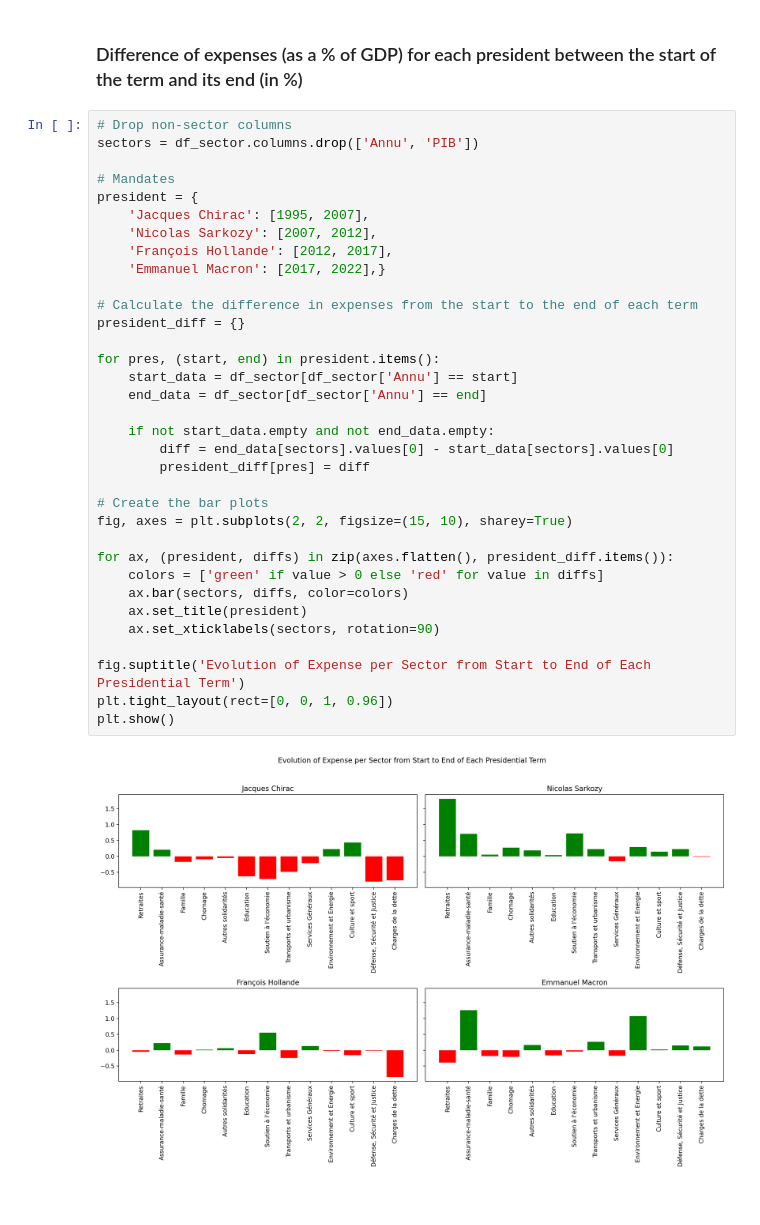
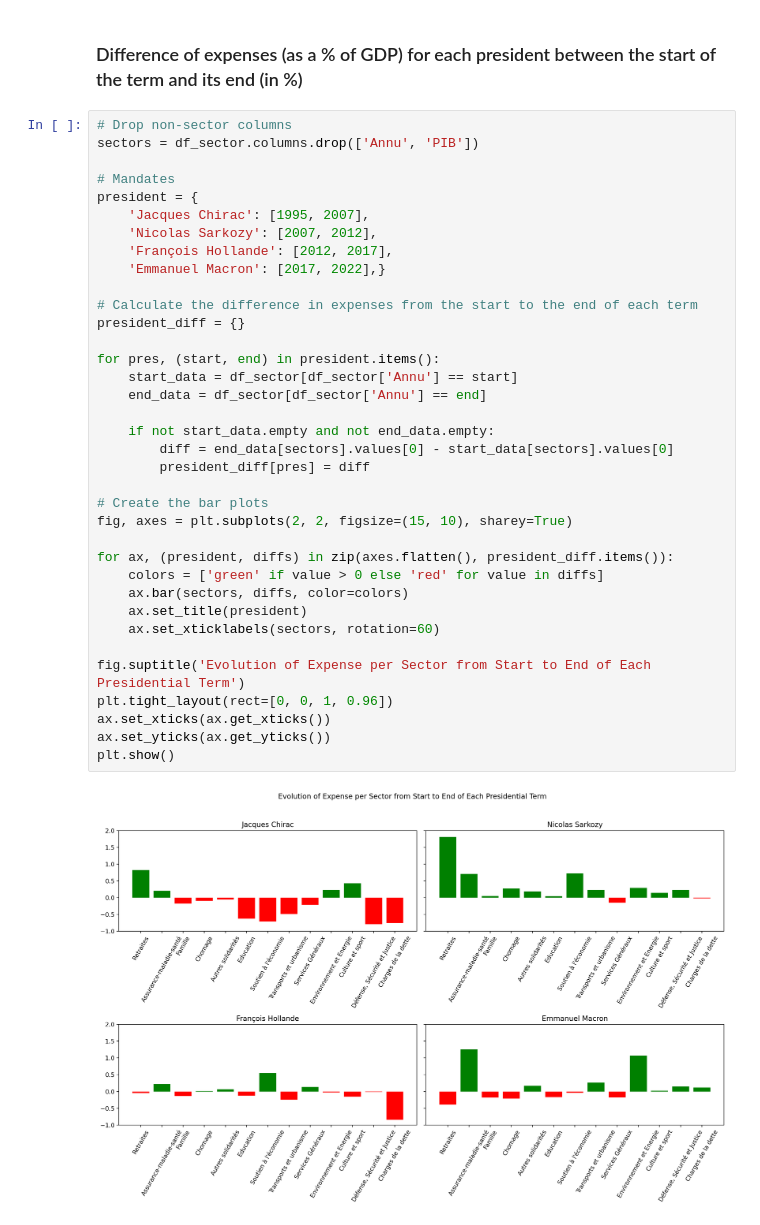
Before and after one commit to UgoLabbe/FR_Dashboard, a Jupyter notebook: France_expenses.ipynb, the cells around one changed output. Cells and saved outputs as stored; diff of their text form; blank space fills up the shorter version.

```diff
--- a/France_expenses.ipynb
+++ b/France_expenses.ipynb
@@ -116,32 +97,34 @@ sectors = df_sector.columns.drop(['Annu', 'PIB'])
 # Mandates
 president = {
     'Jacques Chirac': [1995, 2007],
     'Nicolas Sarkozy': [2007, 2012],
     'François Hollande': [2012, 2017],
     'Emmanuel Macron': [2017, 2022],}
 
 # Calculate the difference in expenses from the start to the end of each term
 president_diff = {}
 
 for pres, (start, end) in president.items():
     start_data = df_sector[df_sector['Annu'] == start]
     end_data = df_sector[df_sector['Annu'] == end]
 
     if not start_data.empty and not end_data.empty:
         diff = end_data[sectors].values[0] - start_data[sectors].values[0]
         president_diff[pres] = diff
 
 # Create the bar plots
 fig, axes = plt.subplots(2, 2, figsize=(15, 10), sharey=True)
 
 for ax, (president, diffs) in zip(axes.flatten(), president_diff.items()):
     colors = ['green' if value > 0 else 'red' for value in diffs]
     ax.bar(sectors, diffs, color=colors)
     ax.set_title(president)
-    ax.set_xticklabels(sectors, rotation=90)
+    ax.set_xticklabels(sectors, rotation=60)
 
 fig.suptitle('Evolution of Expense per Sector from Start to End of Each Presidential Term')
 plt.tight_layout(rect=[0, 0, 1, 0.96])
+ax.set_xticks(ax.get_xticks())
+ax.set_yticks(ax.get_yticks())
 plt.show()
 # %% [output]
-[figure, old version]
+[figure, new version]
```
Also changed, not shown: parts of 9 cells of this notebook.
